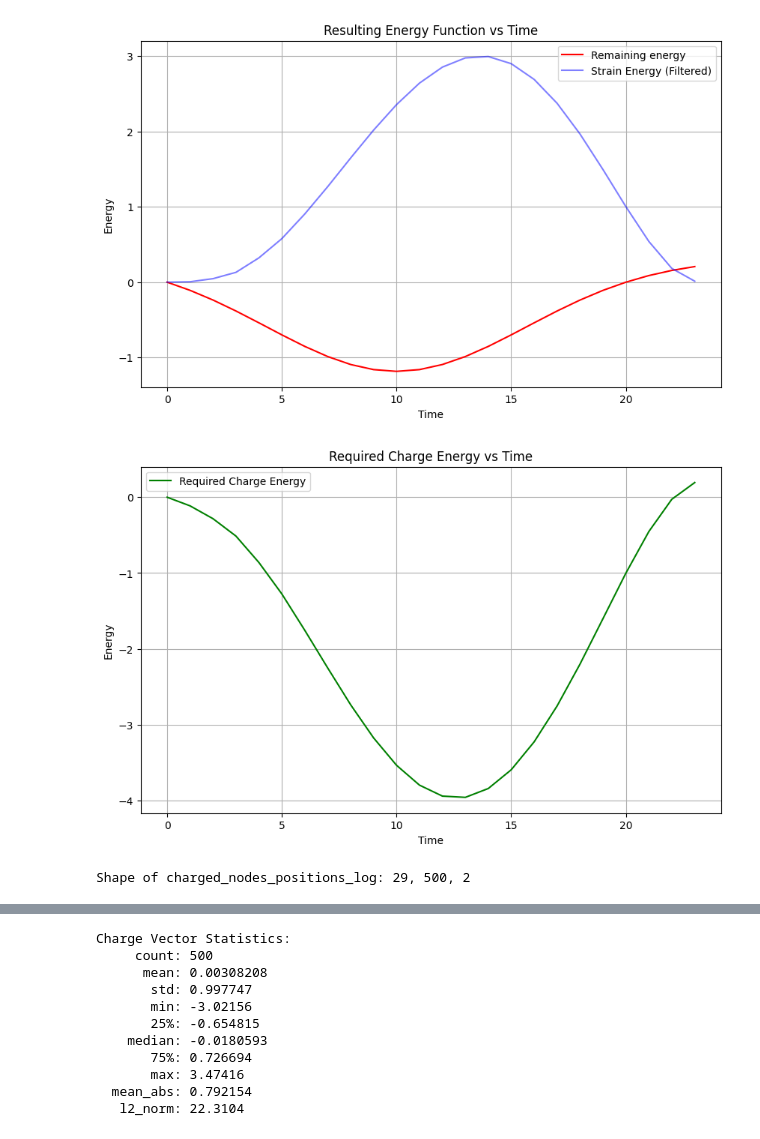
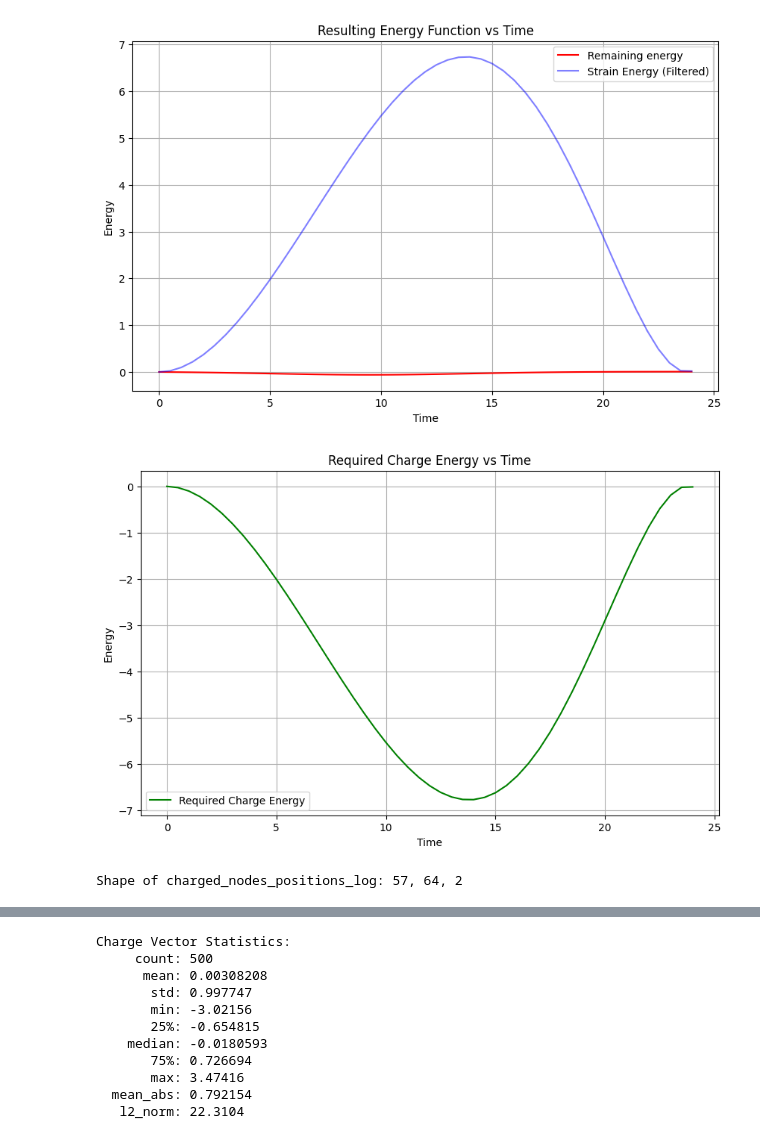
Before and after one commit to Sam-MARTis/Auxetic-MM-Simulation, a Jupyter notebook: Physics-Engine_Python_V3/analysis.ipynb, the cells around one changed output, grey strips where cells are left out. Cells and saved outputs as stored; diff of their text form; code cells hidden in the pictures.

```diff
--- a/Physics-Engine_Python_V3/analysis.ipynb
+++ b/Physics-Engine_Python_V3/analysis.ipynb
@@ -24,7 +24,7 @@ def read_data_from_csv(filename):
             charged_nodes_positions_log.append(charged_positions)
     return t_log, energy_log, charged_nodes_positions_log
 # %%
-t_log, energy_log, charged_nodes_positions_log = read_data_from_csv("simulation_data.csv")
+t_log, energy_log, charged_nodes_positions_log = read_data_from_csv("charge_distance_data.csv")
 t_log = np.array(t_log)
 energy_log = np.array(energy_log)
 
@@ -53,10 +53,10 @@ Times of energy maxima: [14.], Energies at those times: [2.99174447]
 # %%
-α = int((max_idx)*1.1)
-β = int(maxima_indices[0]*0.7)
-σ = 0.5*np.abs(α-β)
+α = int((max_idx)*1.5)
+β = t_log[int(maxima_indices[0]*0.7)]
+σ = 0.1*np.abs(α-β)
 # print(f"α : {t_log[α]}, β : {t_log[β]}")
 # a = (β/(α-β))*np.exp((-1/(2*σ*σ))*(2*β*α - α*α))
-a = np.max(energy_log_filtered) * 0.5
+a = np.max(energy_log_filtered) * 0.01
 
 def gaussian(t, μ, σ, a):
     return a * np.exp(-((t - μ) / σ) ** 2)
@@ -64,35 +64,35 @@ def gaussian(t, μ, σ, a):
 
 
 def resulting_energy_function_non_interacting(t, β, σ, a):
     val =  -gaussian(t, μ=β, σ=σ, a=a) + gaussian(0, μ=β, σ=σ, a=a)
     return val
 
 # Plotting the final energy function
 # t_values = np.linspace(0, t_log_filtered[-1], 1000)
 final_energy_values = resulting_energy_function_non_interacting(t_log_filtered, β=β, σ=σ, a=a)
 plt.figure(figsize=(10, 6))
 plt.plot(t_log_filtered, final_energy_values, label='Remaining energy', color='red')
 plt.plot(t_log_filtered, energy_log_filtered, label='Strain Energy (Filtered)', color='blue', alpha=0.5)
 plt.title('Resulting Energy Function vs Time')
 plt.xlabel('Time')
 plt.ylabel('Energy')
 plt.grid()
 plt.legend()
 plt.show()
 
 required_charge_energy_values = final_energy_values-energy_log_filtered
 #Plot the sum of the two functions
 plt.figure(figsize=(10, 6))
 plt.plot(t_log_filtered, required_charge_energy_values, label='Required Charge Energy', color='green')
 plt.title('Required Charge Energy vs Time')
 plt.xlabel('Time')
 plt.ylabel('Energy')
 plt.grid()
 plt.legend()
 plt.show()
 # %% [output]
-[figure, old version]
+[figure, new version]
-[figure, old version]
+[figure, new version]
 # %%
 print(f"Shape of charged_nodes_positions_log: {len(charged_nodes_positions_log)}, {len(charged_nodes_positions_log[0])}, {len(charged_nodes_positions_log[0][0])}")
 charged_nodes_positions_log = np.array(charged_nodes_positions_log)
@@ -100,7 +100,7 @@ def Kijk(pos: np.ndarray, i: int, j: int, t: int):
     distance = np.linalg.norm(pos[i] - pos[j])
     return 1/distance if distance != 0 else 0
 # %% [output]
-Shape of charged_nodes_positions_log: 29, 500, 2
+Shape of charged_nodes_positions_log: 57, 64, 2
 # %%
 num_charges = charged_nodes_positions_log.shape[1]
 import numpy as np
```
Also changed, not shown: parts of 2 cells of this notebook, 8 other files.
